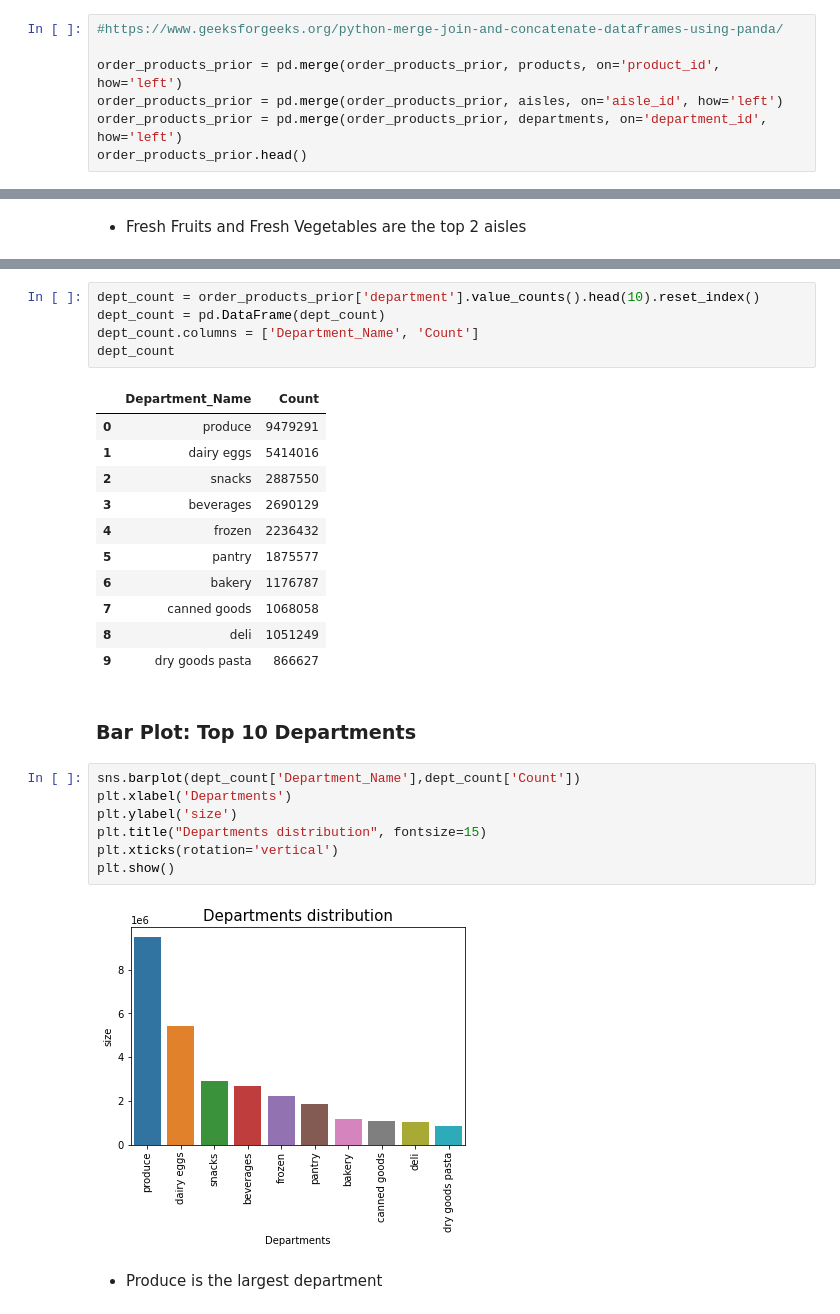
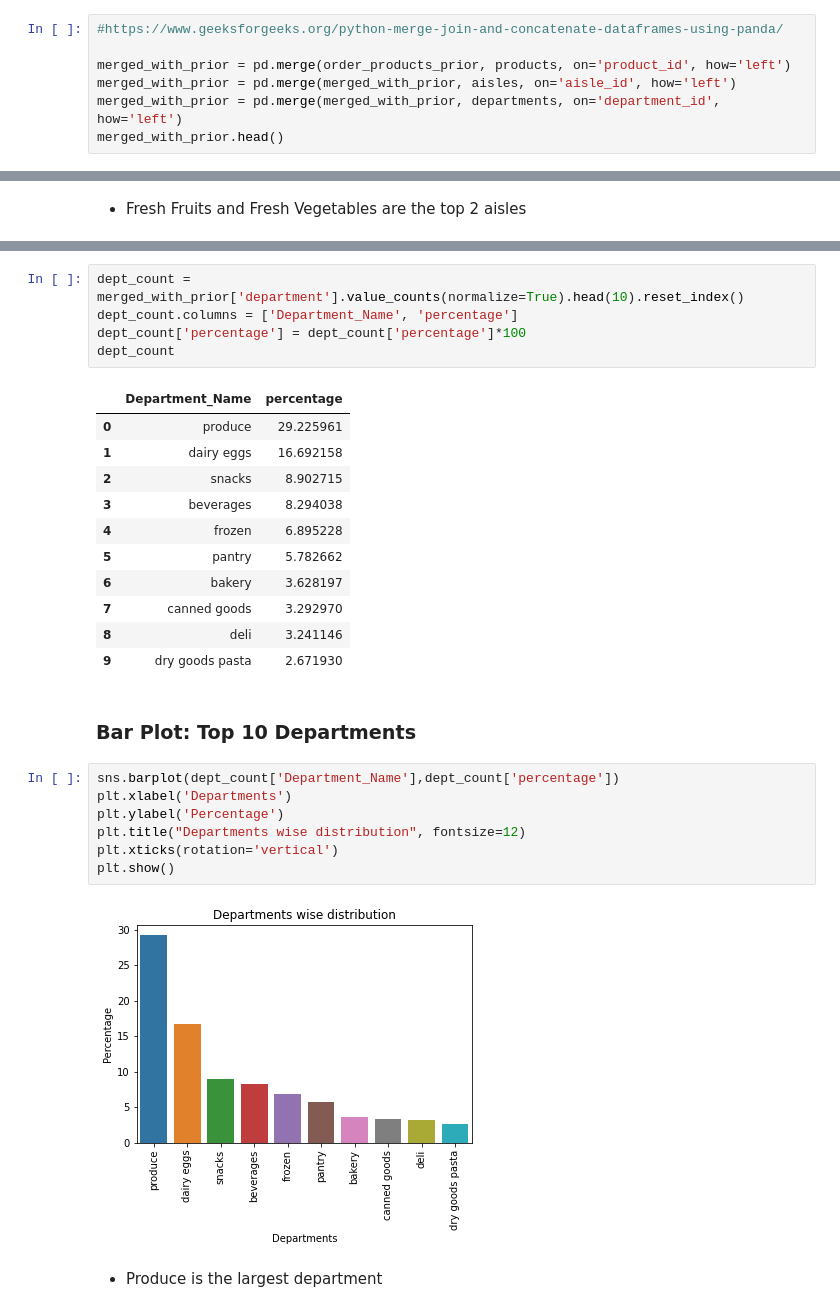
Before and after one commit to satyam2829/Exploratory-Data-Analysis, a Jupyter notebook: Instacart_market_basket_analysis_EDA.ipynb, the cells around one changed output, grey strips where cells are left out. Cells and saved outputs as stored; diff of their text form.

```diff
--- a/Instacart_market_basket_analysis_EDA.ipynb
+++ b/Instacart_market_basket_analysis_EDA.ipynb
@@ -792,10 +848,10 @@ set_count
 # %%
 #https://www.geeksforgeeks.org/python-merge-join-and-concatenate-dataframes-using-panda/
 
-order_products_prior = pd.merge(order_products_prior, products, on='product_id', how='left')
-order_products_prior = pd.merge(order_products_prior, aisles, on='aisle_id', how='left')
-order_products_prior = pd.merge(order_products_prior, departments, on='department_id', how='left')
-order_products_prior.head()
+merged_with_prior = pd.merge(order_products_prior, products, on='product_id', how='left')
+merged_with_prior = pd.merge(merged_with_prior, aisles, on='aisle_id', how='left')
+merged_with_prior = pd.merge(merged_with_prior, departments, on='department_id', how='left')
+merged_with_prior.head()
 # %% [output]
 |  | order_id | product_id | add_to_cart_order | reordered | product_name | aisle_id | department_id | aisle | ... |
 | 0 | 2 | 33120 | 1 | 1 | Organic Egg Whites | 86 | 16 | eggs | ... |
@@ -877,30 +934,30 @@ plt.show()
 # %%
-dept_count = order_products_prior['department'].value_counts().head(10).reset_index()
-dept_count = pd.DataFrame(dept_count)
-dept_count.columns = ['Department_Name', 'Count']
+dept_count = merged_with_prior['department'].value_counts(normalize=True).head(10).reset_index()
+dept_count.columns = ['Department_Name', 'percentage']
+dept_count['percentage'] = dept_count['percentage']*100
 dept_count
 # %% [output]
-|  | Department_Name | Count |
-| 0 | produce | 9479291 |
-| 1 | dairy eggs | 5414016 |
-| 2 | snacks | 2887550 |
-| 3 | beverages | 2690129 |
-| 4 | frozen | 2236432 |
-| 5 | pantry | 1875577 |
-| 6 | bakery | 1176787 |
-| 7 | canned goods | 1068058 |
-| 8 | deli | 1051249 |
-| 9 | dry goods pasta | 866627 |
+|  | Department_Name | percentage |
+| 0 | produce | 29.225961 |
+| 1 | dairy eggs | 16.692158 |
+| 2 | snacks | 8.902715 |
+| 3 | beverages | 8.294038 |
+| 4 | frozen | 6.895228 |
+| 5 | pantry | 5.782662 |
+| 6 | bakery | 3.628197 |
+| 7 | canned goods | 3.292970 |
+| 8 | deli | 3.241146 |
+| 9 | dry goods pasta | 2.671930 |
 # %% [markdown]
 ### Bar Plot: Top 10 Departments
 # %%
-sns.barplot(dept_count['Department_Name'],dept_count['Count'])
+sns.barplot(dept_count['Department_Name'],dept_count['percentage'])
 plt.xlabel('Departments')
-plt.ylabel('size')
-plt.title("Departments distribution", fontsize=15)
+plt.ylabel('Percentage')
+plt.title("Departments wise distribution", fontsize=12)
 plt.xticks(rotation='vertical')
 plt.show()
 # %% [output]
-[figure, old version]
+[figure, new version]
 # %% [markdown]
 * Produce is the largest department
```
Also changed, not shown: parts of 101 cells of this notebook.
